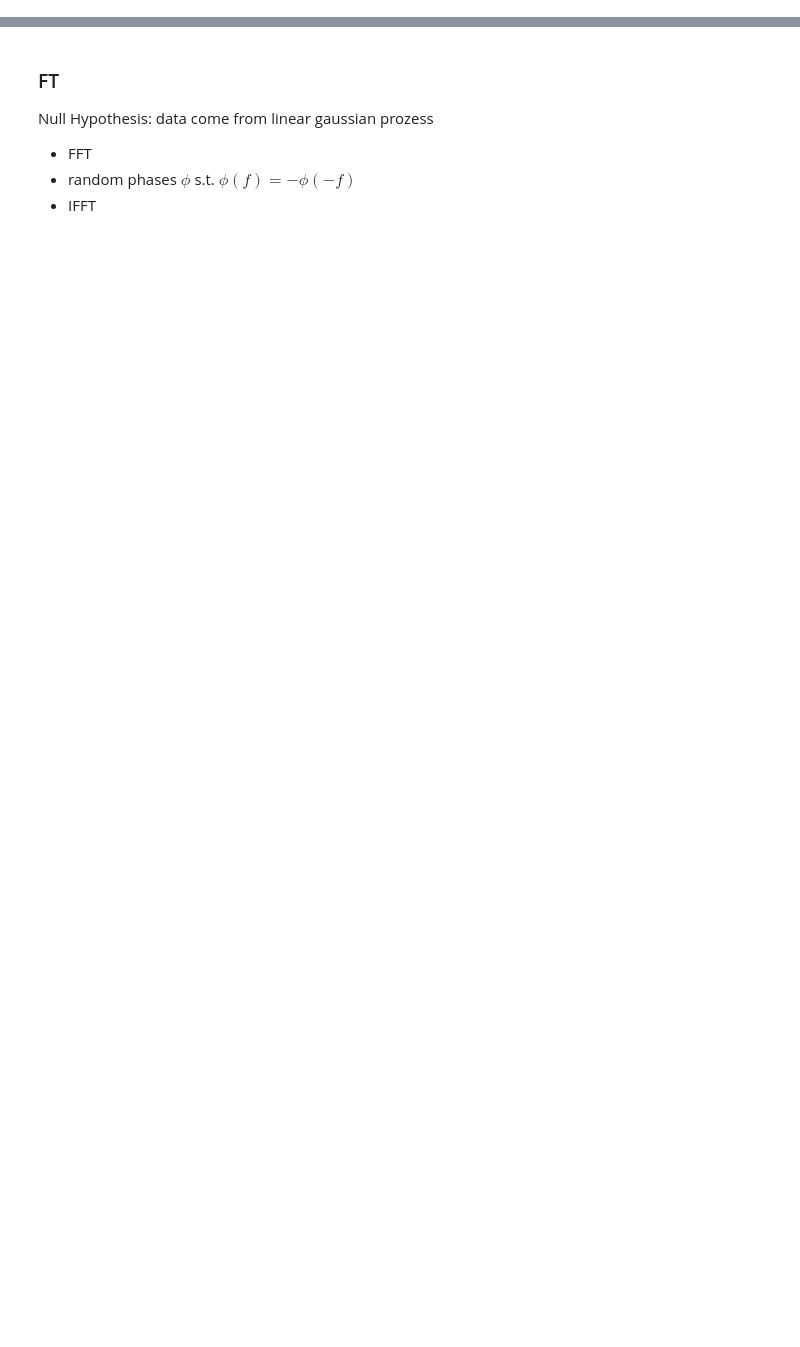
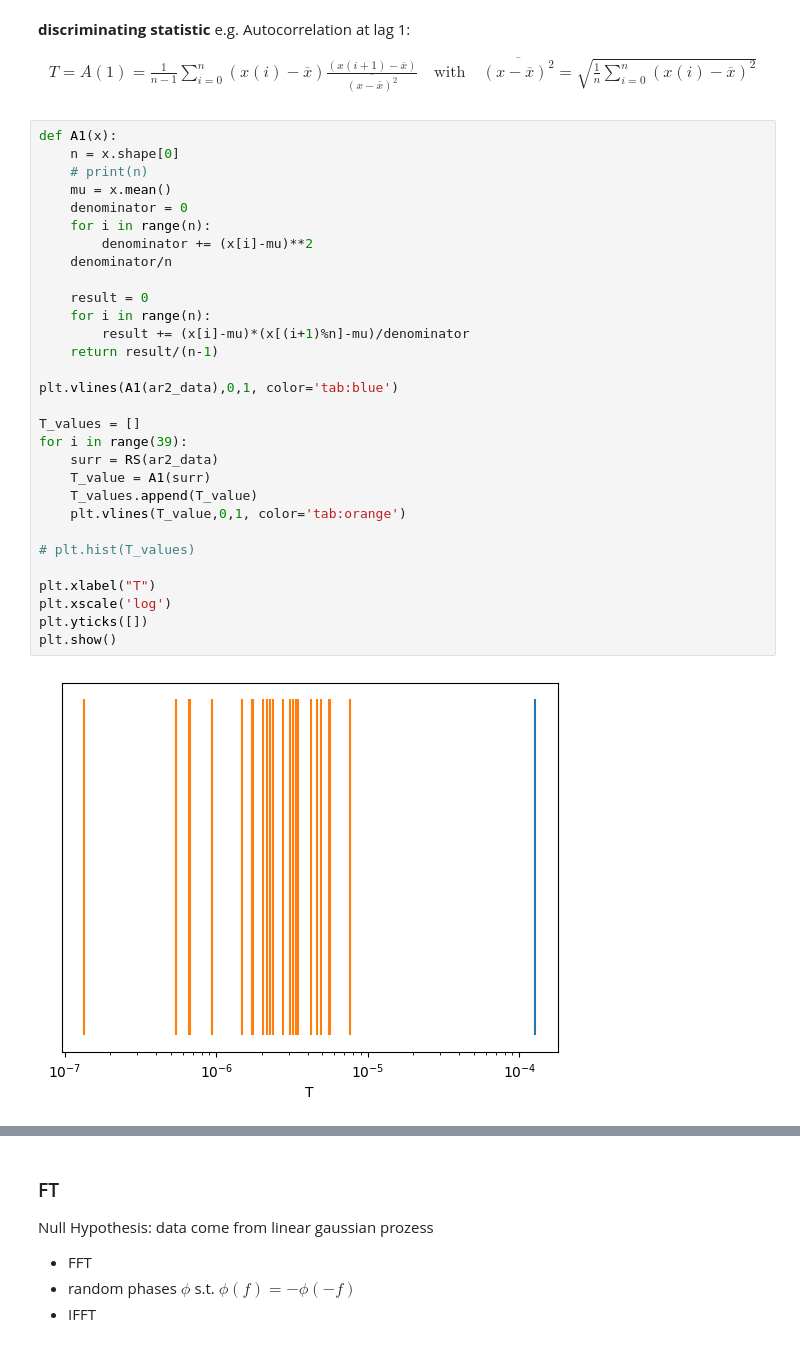
Before and after one commit to LucaGawa/Surrogates, a Jupyter notebook: surrogates.ipynb, the cells around one changed output, grey strips where cells are left out. Saved outputs shown, nothing was run; the diff lists cells and outputs as text; blank space fills up the shorter version.

```diff
--- a/surrogates.ipynb
+++ b/surrogates.ipynb
@@ -131,0 +121,38 @@ plot_surrogates(ar2_data, RS)
+# %% [markdown]
+**discriminating statistic** e.g. Autocorrelation at lag 1:
+
+\begin{gather}
+T = A(1) = \frac{1}{n-1} \sum_{i=0}^{n}(x(i)-\overline{x})\frac{(x(i+1)-\overline{x})}{\overline{(x-\overline{x})^2}} \quad \text{with} \quad \overline{(x-\overline{x})^2} = \sqrt{\frac{1}{n}\sum_{i=0}^n (x(i)-\overline{x})^2}
+\end{gather}
+# %%
+def A1(x):
+    n = x.shape[0]
+    # print(n)
+    mu = x.mean()
+    denominator = 0
+    for i in range(n):
+        denominator += (x[i]-mu)**2
+    denominator/n
+
+    result = 0
+    for i in range(n):
+        result += (x[i]-mu)*(x[(i+1)%n]-mu)/denominator
+    return result/(n-1)
+
+plt.vlines(A1(ar2_data),0,1, color='tab:blue')
+
+T_values = []
+for i in range(39):
+    surr = RS(ar2_data)
+    T_value = A1(surr)
+    T_values.append(T_value)
+    plt.vlines(T_value,0,1, color='tab:orange')
+
+# plt.hist(T_values)
+
+plt.xlabel("T")
+plt.xscale('log')
+plt.yticks([])
+plt.show()
+# %% [output]
+[figure, added]
```
Also changed, not shown: parts of 19 cells of this notebook.
